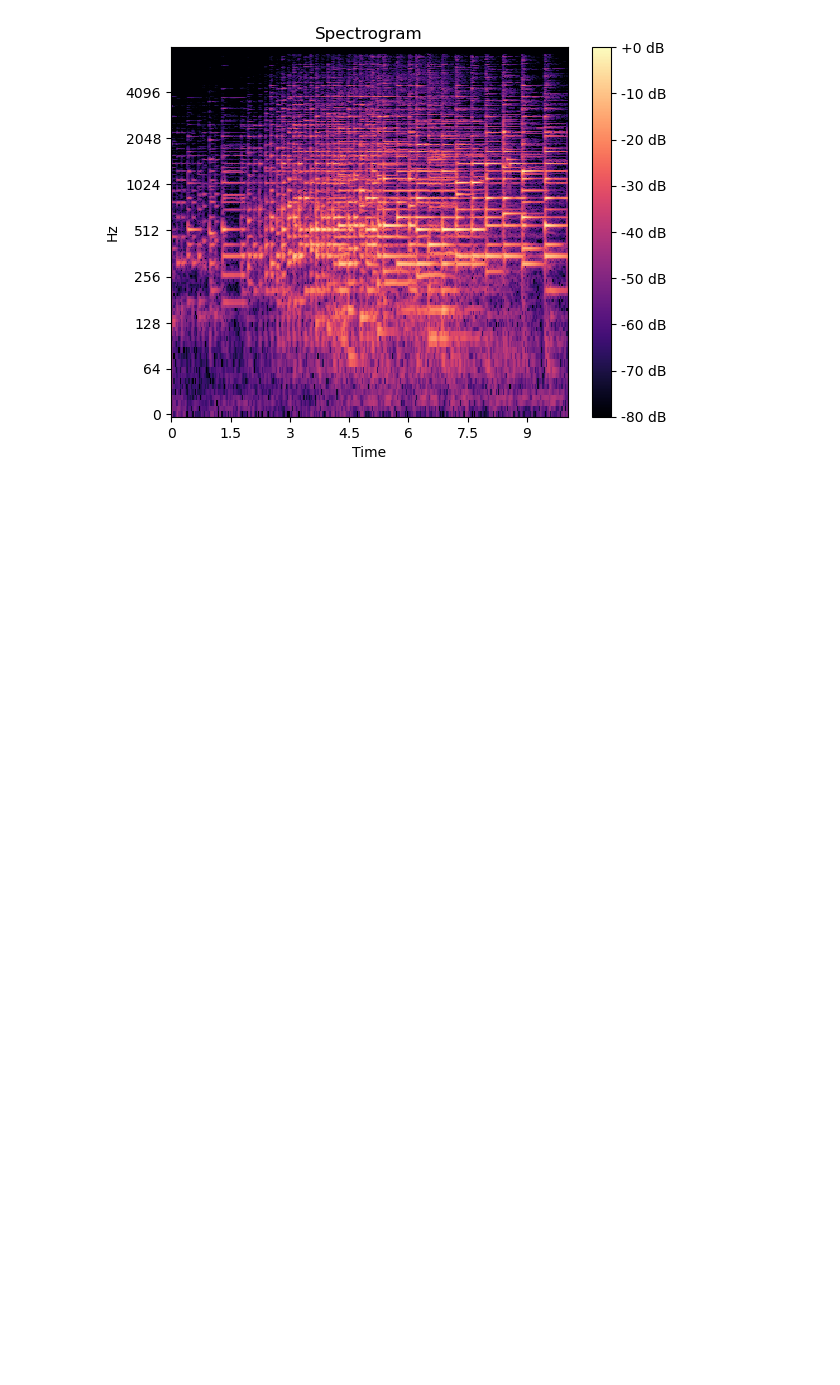
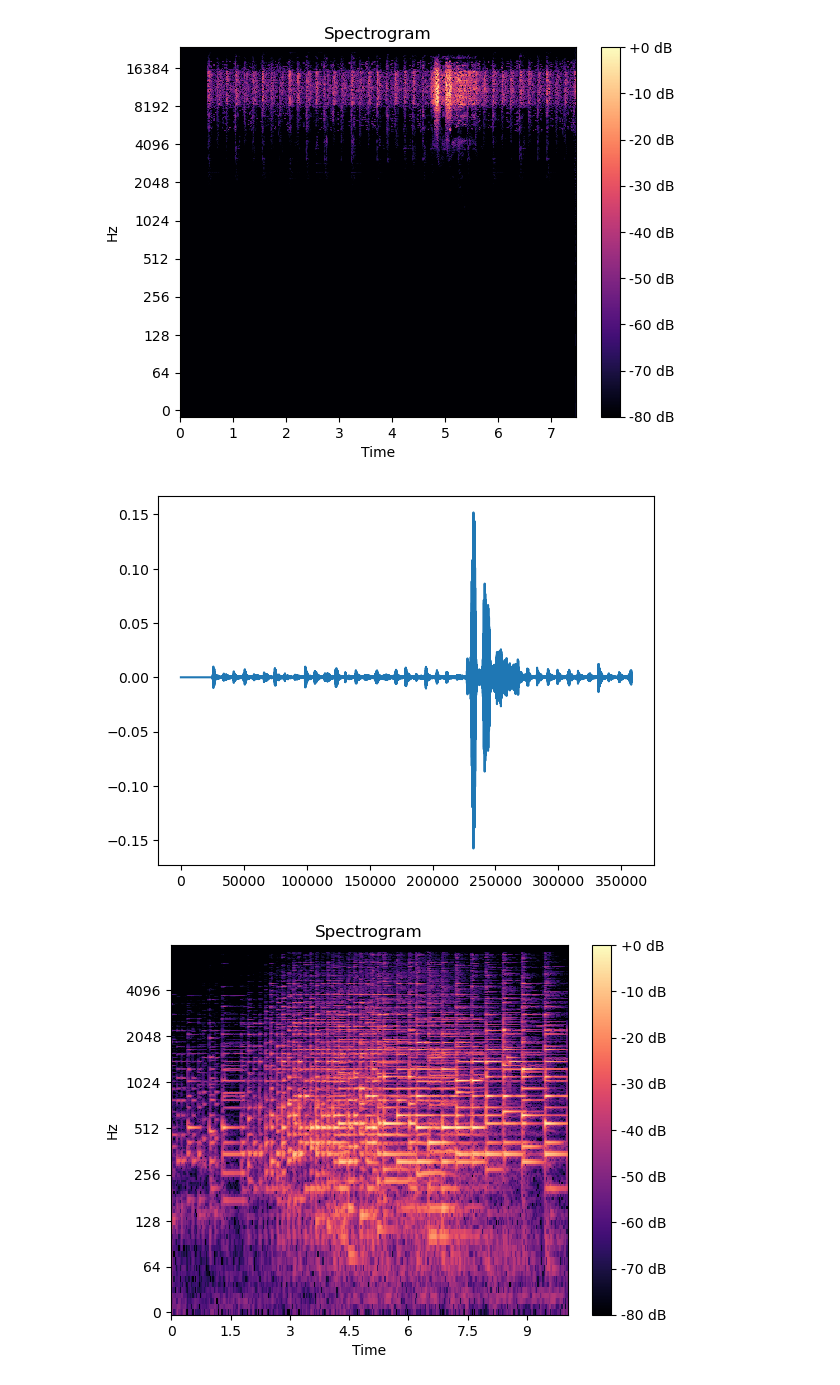
Before and after one commit to georgej1144/FFT_FinalProj_3656, a Jupyter notebook: FFT_Helpers.ipynb, the cells around one changed output. Drawn from its saved outputs; the diff is of its cells as text; code cells hidden in the pictures; blank space fills up the shorter version.

```diff
--- a/FFT_Helpers.ipynb
+++ b/FFT_Helpers.ipynb
@@ -45,3 +121,13 @@ def remove_half_samples(samples):
+# %%
+diff_ = freq_orig_-freq_recon_
+diff = freq_orig-freq_recon
+graph_spectro(diff,sr)
+diff_samples = freq_to_samples(diff_)
+plt.plot(np.arange(len(diff_samples)),diff_samples)
+plt.show();
+# %% [output]
+[figure, added]
+[figure, added]
 # %%
 lazy_graph('samples/sample-4.mp3')
 # lazy_graph('samples/sample-3.mp3')
```
Also changed, not shown: parts of 8 cells of this notebook.
